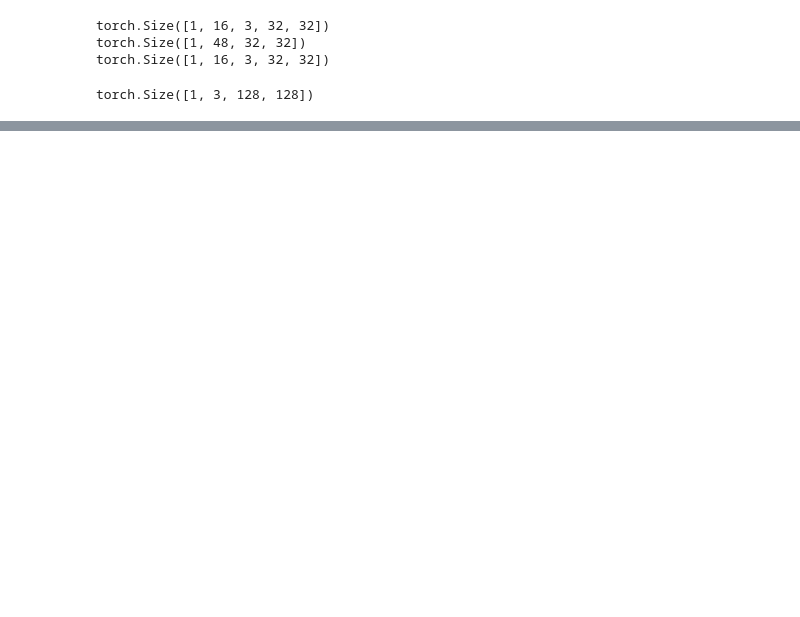
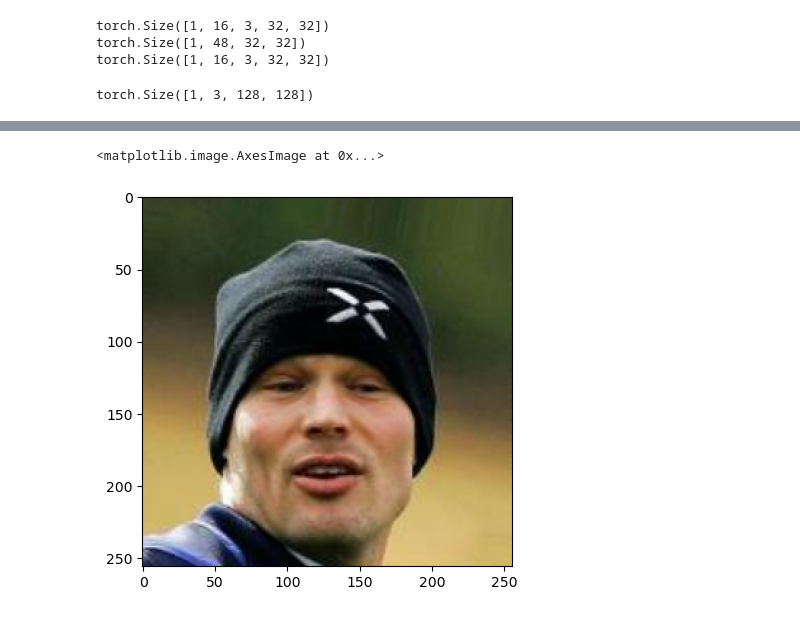
Before and after one commit to DasDingoCodes/patched-diffusion-models, a Jupyter notebook: test_img_patch.ipynb, the cells around one changed output, grey strips where cells are left out. Saved outputs shown, nothing was run; the diff lists cells and outputs as text; code cells hidden in the pictures; blank space fills up the shorter version.

```diff
--- a/test_img_patch.ipynb
+++ b/test_img_patch.ipynb
@@ -270,0 +303,5 @@ tensor([[[[True, True, True,  ..., True, True, True],
+# %%
+plt.imshow(tensor_to_np_img(output))
+# %% [output]
+<matplotlib.image.AxesImage at 0x...>
+[figure, added]
```
Also changed, not shown: parts of 8 cells of this notebook, 1 other file.
